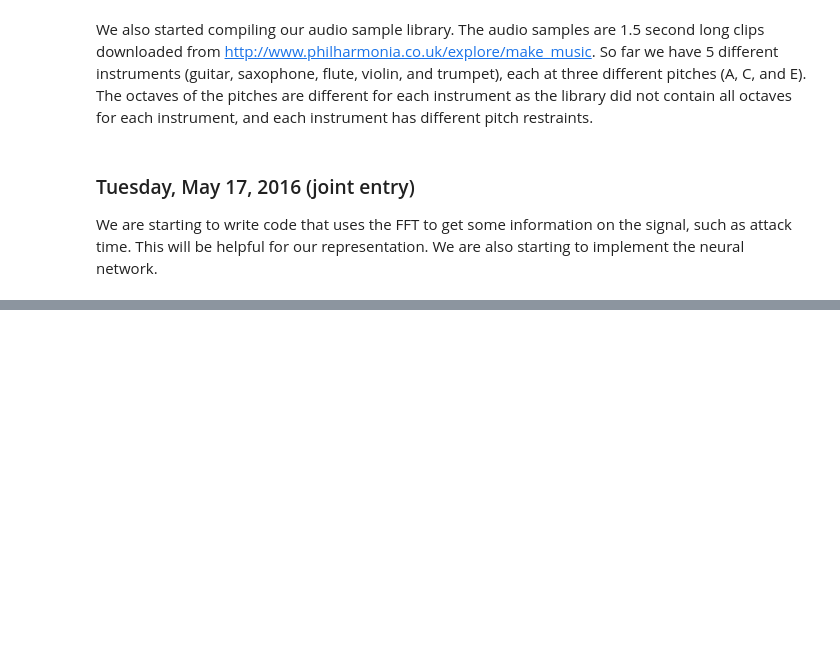
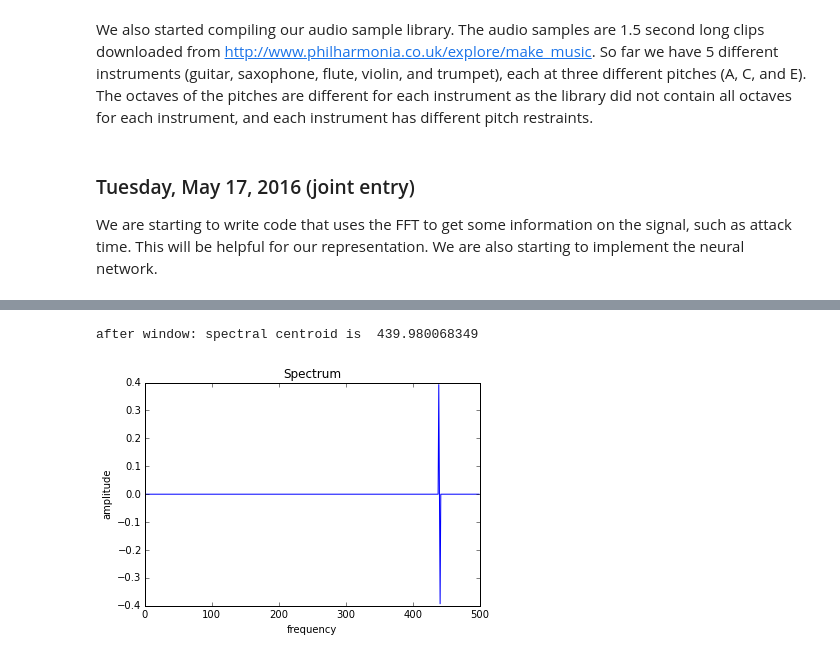
Before and after one commit to bertschingert/cs328-final, a Jupyter notebook: CS328-Final-Lab-Notebook.ipynb, the cells around one changed output, grey strips where cells are left out. Cells and saved outputs as stored; diff of their text form; code cells hidden in the pictures; blank space fills up the shorter version.

```diff
--- a/CS328-Final-Lab-Notebook.ipynb
+++ b/CS328-Final-Lab-Notebook.ipynb
@@ -51,0 +75,8 @@ We are starting to write code that uses the FFT to get some information on the s
+# %%
+w_signal = ap.hann_window(wave)
+w_spectrum = fft.rfft(w_signal)
+print("after window: spectral centroid is ", ap.get_spectral_centroid(w_spectrum, 44100))
+au.graph_fft(w_spectrum[:500])
+# %% [output]
+after window: spectral centroid is  439.980068349
+[figure, added]
```
Also changed, not shown: parts of 6 cells of this notebook, 2 other files.
